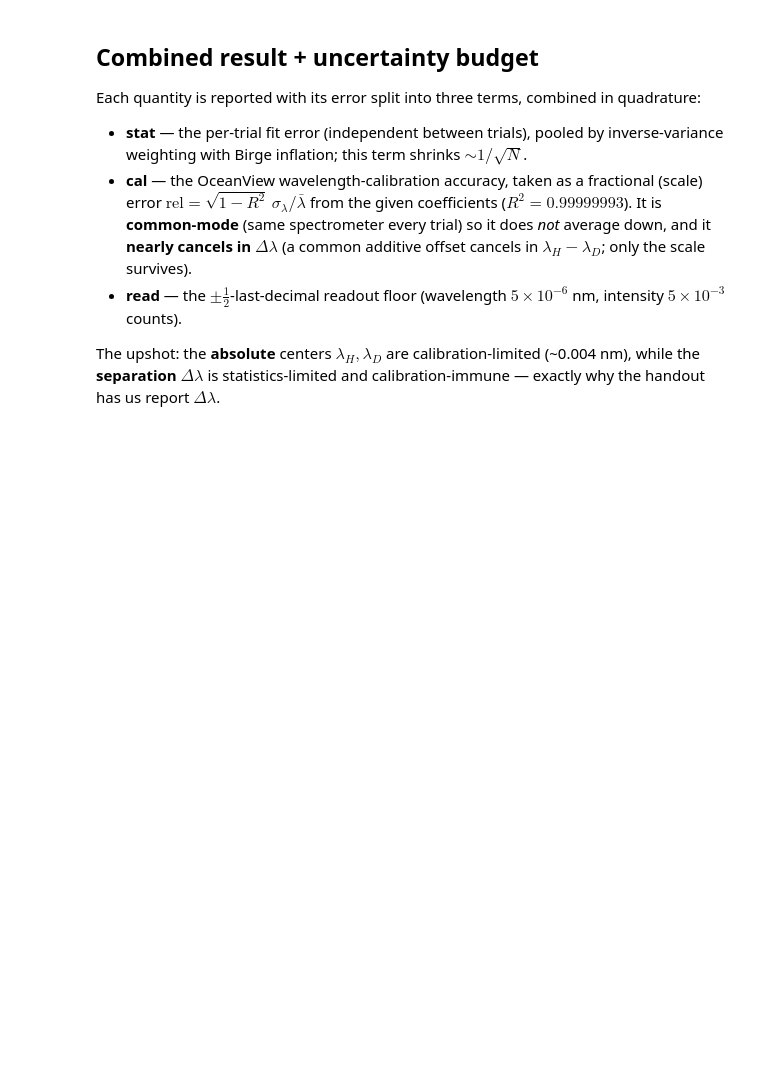
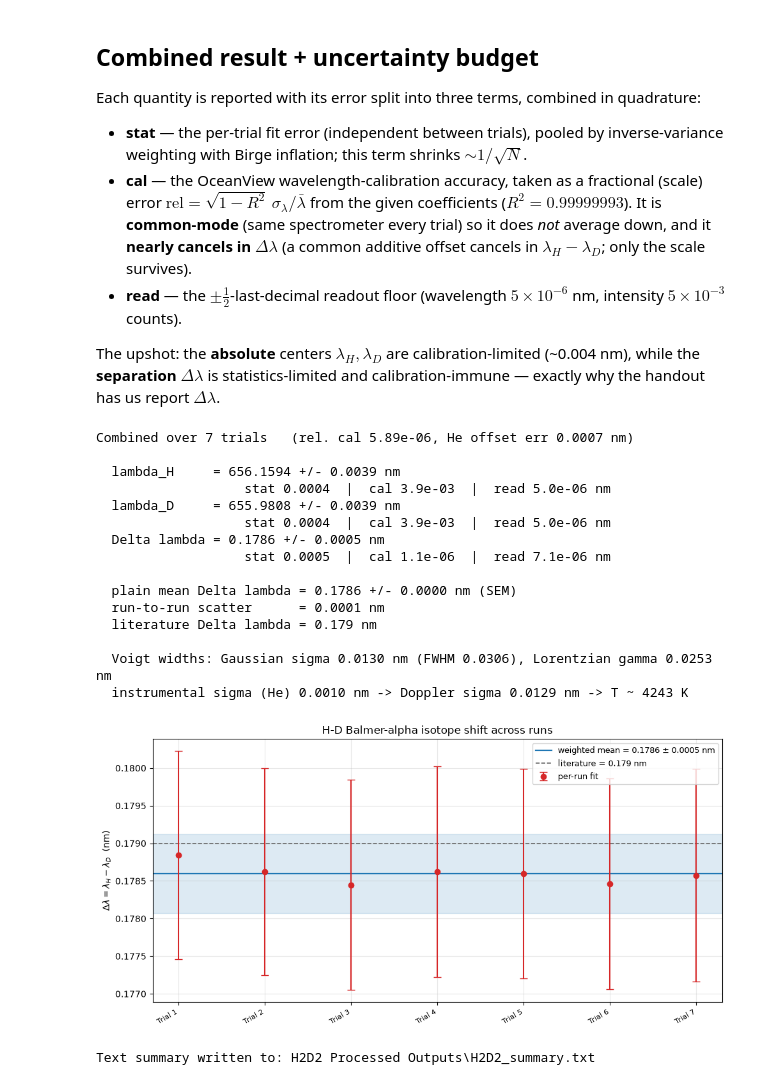
Before and after one commit to Jacob-Matzke/PHY-353L, a Jupyter notebook: H2D2/h2d2_pipeline.ipynb, the cells around one changed output. Saved outputs shown, nothing was run; the diff lists cells and outputs as text; code cells hidden in the pictures; blank space fills up the shorter version.

Commit message:
-- Changed fit to use Voigt function convolved from the Gaussian and Lorentzian.

```diff
--- a/H2D2/h2d2_pipeline.ipynb
+++ b/H2D2/h2d2_pipeline.ipynb
@@ -32,8 +35,14 @@ CONFIG["save_dir"]  = "H2D2 Processed Outputs"
 # --- fit window (nm): tight enough to exclude stray lines, wide enough for bg
 CONFIG["fit_window"] = (654.5, 656.4)
 
-# --- initial guesses / bounds for the two-Gaussian fit
-CONFIG["fit"].update(sigma_guess=0.07, sigma_min=0.01, sigma_max=0.30)
+# ===================== LINE SHAPE =====================
+# "voigt"  -> Gaussian (Doppler+instrument) (x) Lorentzian (lifetime+pressure),
+#             shared sigma & gamma across the H/D doublet (physically motivated).
+# "gaussian" -> the simpler two-Gaussian model.
+# The helium calibration line uses the SAME shape for consistency.
+CONFIG["lineshape"] = "voigt"
+CONFIG["fit"].update(sigma_guess=0.03, sigma_min=0.005, sigma_max=0.30,
+                     gamma_guess=0.01, gamma_max=0.30)
 
 # ===================== UNCERTAINTY =====================
 # Readout / quantization: +/- 1/2 of the last recorded decimal place.
@@ -56,6 +65,6 @@ CONFIG["helium_cal"].update(enabled=True, data_root="Helium Calibration Data",
 # --- literature reference (annotation only)
 CONFIG["lambda_H_lit"], CONFIG["lambda_D_lit"], CONFIG["dlambda_lit"] = 656.279, 656.100, 0.179
 
-print("H2D2 runs found:")
+print("line shape:", CONFIG["lineshape"], "| H2D2 runs found:")
 for r in list_runs():
     print(" ", r)
@@ -130,16 +159,46 @@ The upshot: the **absolute** centers $\lambda_H,\lambda_D$ are calibration-limit
 # %%
 comb = combine_runs(results)
 print(f"Combined over {comb['n_runs']} trials   (rel. cal {comb['rel_cal']:.2e}, "
       f"He offset err {comb['offset_err']:.4f} nm)\n")
 for k, lab in (("lambda_H", "lambda_H"), ("lambda_D", "lambda_D"), ("dlambda", "Delta lambda")):
     print(f"  {lab:12s} = {comb[k]:.4f} +/- {comb[k+'_err']:.4f} nm")
     print(f"  {'':12s}     stat {comb[k+'_stat']:.4f}  |  cal {comb[k+'_cal']:.1e}  |  read {comb[k+'_read']:.1e} nm")
 print(f"\n  plain mean Delta lambda = {comb['dlambda_mean']:.4f} +/- {comb['dlambda_sem']:.4f} nm (SEM)")
 print(f"  run-to-run scatter      = {comb['dlambda_std']:.4f} nm")
 print(f"  literature Delta lambda = {CONFIG['dlambda_lit']:.3f} nm")
 
+# Voigt width decomposition: Gaussian (Doppler+instrument) vs Lorentzian, and the
+# implied gas temperature (using the He line as the instrumental-width proxy).
+if CONFIG["lineshape"] == "voigt":
+    pw = physical_widths(results, offset)
+    print(f"\n  Voigt widths: Gaussian sigma {pw['sigma_gauss']:.4f} nm "
+          f"(FWHM {pw['fwhm_gauss']:.4f}), Lorentzian gamma {pw['gamma_lor']:.4f} nm")
+    if np.isfinite(pw.get("T_doppler", np.nan)):
+        print(f"  instrumental sigma (He) {pw['sigma_inst']:.4f} nm -> "
+              f"Doppler sigma {pw['sigma_doppler']:.4f} nm -> T ~ {pw['T_doppler']:.0f} K")
+    else:
+        print("  (instrument width >= observed Gaussian width; Doppler T not resolvable)")
+
 _ = plot_combined(results)    # Delta lambda per trial + weighted-mean band
 
 # write the full text summary (offset calibration + per-trial fits + combined)
 report_path = write_report(results, CONFIG, offset)
 print(f"\nText summary written to: {report_path}")
+# %% [output]
+Combined over 7 trials   (rel. cal 5.89e-06, He offset err 0.0007 nm)
+
+  lambda_H     = 656.1594 +/- 0.0039 nm
+                   stat 0.0004  |  cal 3.9e-03  |  read 5.0e-06 nm
+  lambda_D     = 655.9808 +/- 0.0039 nm
+                   stat 0.0004  |  cal 3.9e-03  |  read 5.0e-06 nm
+  Delta lambda = 0.1786 +/- 0.0005 nm
+                   stat 0.0005  |  cal 1.1e-06  |  read 7.1e-06 nm
+
+  plain mean Delta lambda = 0.1786 +/- 0.0000 nm (SEM)
+  run-to-run scatter      = 0.0001 nm
+  literature Delta lambda = 0.179 nm
+
+  Voigt widths: Gaussian sigma 0.0130 nm (FWHM 0.0306), Lorentzian gamma 0.0253 nm
+  instrumental sigma (He) 0.0010 nm -> Doppler sigma 0.0129 nm -> T ~ 4243 K
+[figure, added]
+Text summary written to: H2D2 Processed Outputs\H2D2_summary.txt
```
Also changed, not shown: parts of 6 cells of this notebook, 18 other files.
